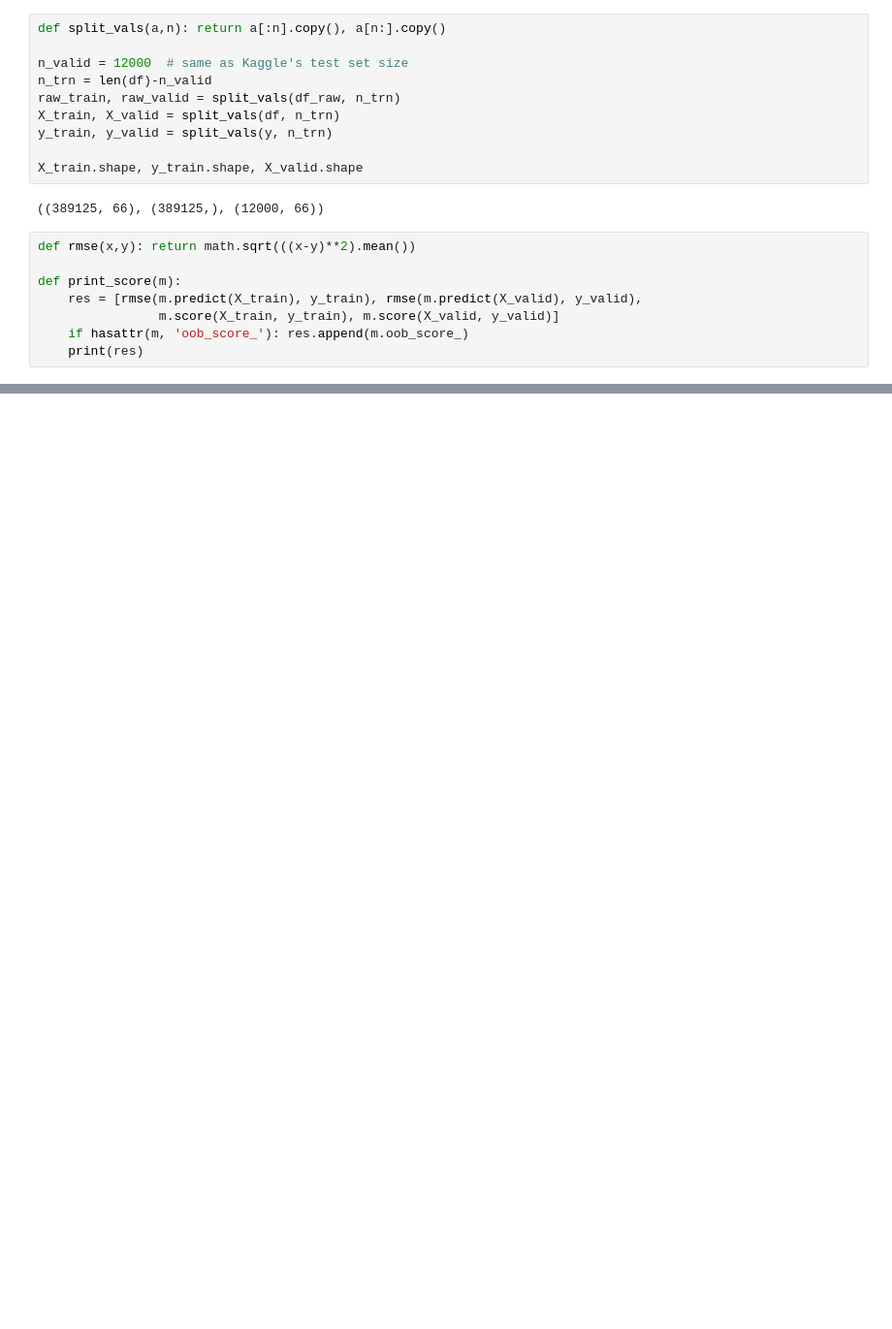
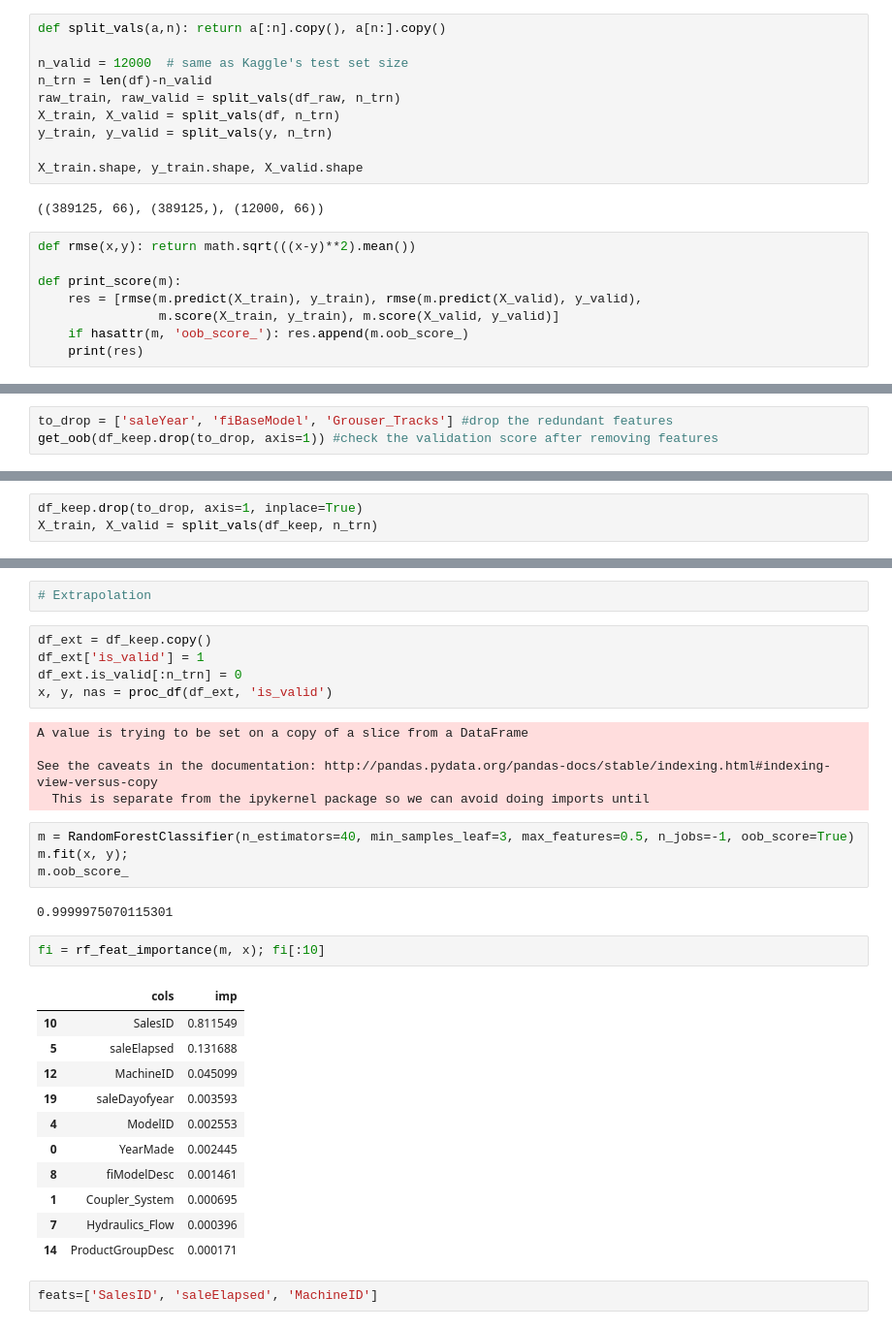
Before and after one commit to ElFarash/Blue-Book-For-Bulldozers, a Jupyter notebook: Blue Book For Bulldozers.ipynb, the cells around one changed output, grey strips where cells are left out. Shown: that part at 97% size. Saved outputs shown, nothing was run; the diff lists cells and outputs as text; blank space fills up the shorter version.

```diff
--- a/Blue Book For Bulldozers.ipynb
+++ b/Blue Book For Bulldozers.ipynb
@@ -300,0 +453,3 @@ def print_score(m):
+# %%
+to_drop = ['saleYear', 'fiBaseModel', 'Grouser_Tracks'] #drop the redundant features
+get_oob(df_keep.drop(to_drop, axis=1)) #check the validation score after removing features
@@ -300,0 +458,3 @@ def print_score(m):
+# %%
+df_keep.drop(to_drop, axis=1, inplace=True)
+X_train, X_valid = split_vals(df_keep, n_trn)
@@ -300,0 +477,34 @@ def print_score(m):
+# %%
+# Extrapolation
+# %%
+df_ext = df_keep.copy()
+df_ext['is_valid'] = 1
+df_ext.is_valid[:n_trn] = 0
+x, y, nas = proc_df(df_ext, 'is_valid')
+# %% [output]
+A value is trying to be set on a copy of a slice from a DataFrame
+
+See the caveats in the documentation: http://pandas.pydata.org/pandas-docs/stable/indexing.html#indexing-view-versus-copy
+  This is separate from the ipykernel package so we can avoid doing imports until
+# %%
+m = RandomForestClassifier(n_estimators=40, min_samples_leaf=3, max_features=0.5, n_jobs=-1, oob_score=True)
+m.fit(x, y);
+m.oob_score_
+# %% [output]
+0.9999975070115301
+# %%
+fi = rf_feat_importance(m, x); fi[:10]
+# %% [output]
+|  | cols | imp |
+| 10 | SalesID | 0.811549 |
+| 5 | saleElapsed | 0.131688 |
+| 12 | MachineID | 0.045099 |
+| 19 | saleDayofyear | 0.003593 |
+| 4 | ModelID | 0.002553 |
+| 0 | YearMade | 0.002445 |
+| 8 | fiModelDesc | 0.001461 |
+| 1 | Coupler_System | 0.000695 |
+| 7 | Hydraulics_Flow | 0.000396 |
+| 14 | ProductGroupDesc | 0.000171 |
+# %%
+feats=['SalesID', 'saleElapsed', 'MachineID']
```
Also changed, not shown: parts of 33 cells of this notebook, 1 other file.
